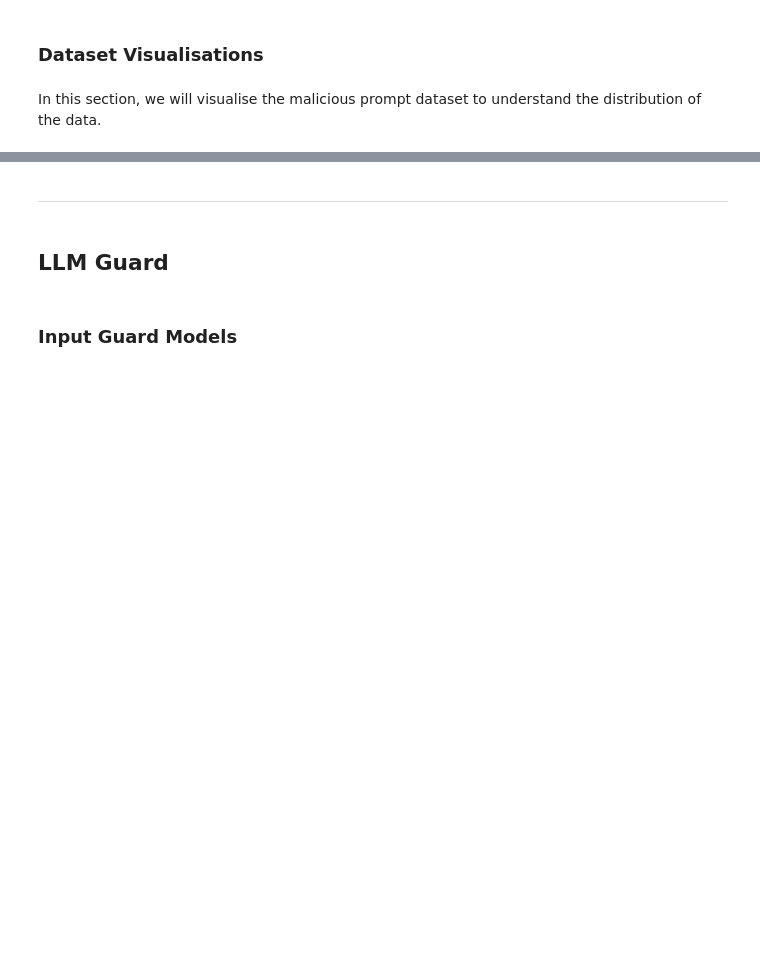
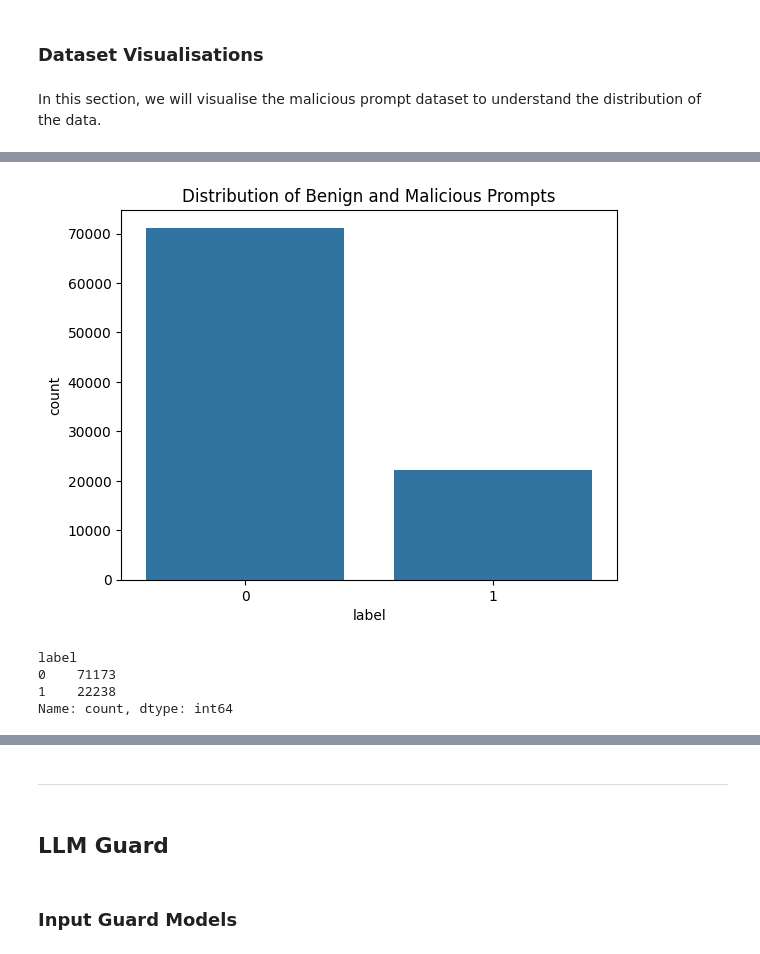
Before and after one commit to eduardooliveiraps/prompt-injection-detection, a Jupyter notebook: notebooks/hands_on_tutorial.ipynb, the cells around one changed output, grey strips where cells are left out. Saved outputs shown, nothing was run; the diff lists cells and outputs as text; code cells hidden in the pictures; blank space fills up the shorter version.

```diff
--- a/notebooks/hands_on_tutorial.ipynb
+++ b/notebooks/hands_on_tutorial.ipynb
@@ -106,0 +144,14 @@ In this section, we will visualise the malicious prompt dataset to understand th
+# %%
+# Plot the distribution of benign and malicious prompts in the test dataset
+sns.countplot(data=df_test, x='label')
+plt.title('Distribution of Benign and Malicious Prompts')
+plt.show()
+
+# Display the count of each label in the test dataset
+df_test['label'].value_counts()
+# %% [output]
+[figure, added]
+label
+0    71173
+1    22238
+Name: count, dtype: int64
```
Also changed, not shown: parts of 25 cells of this notebook.
